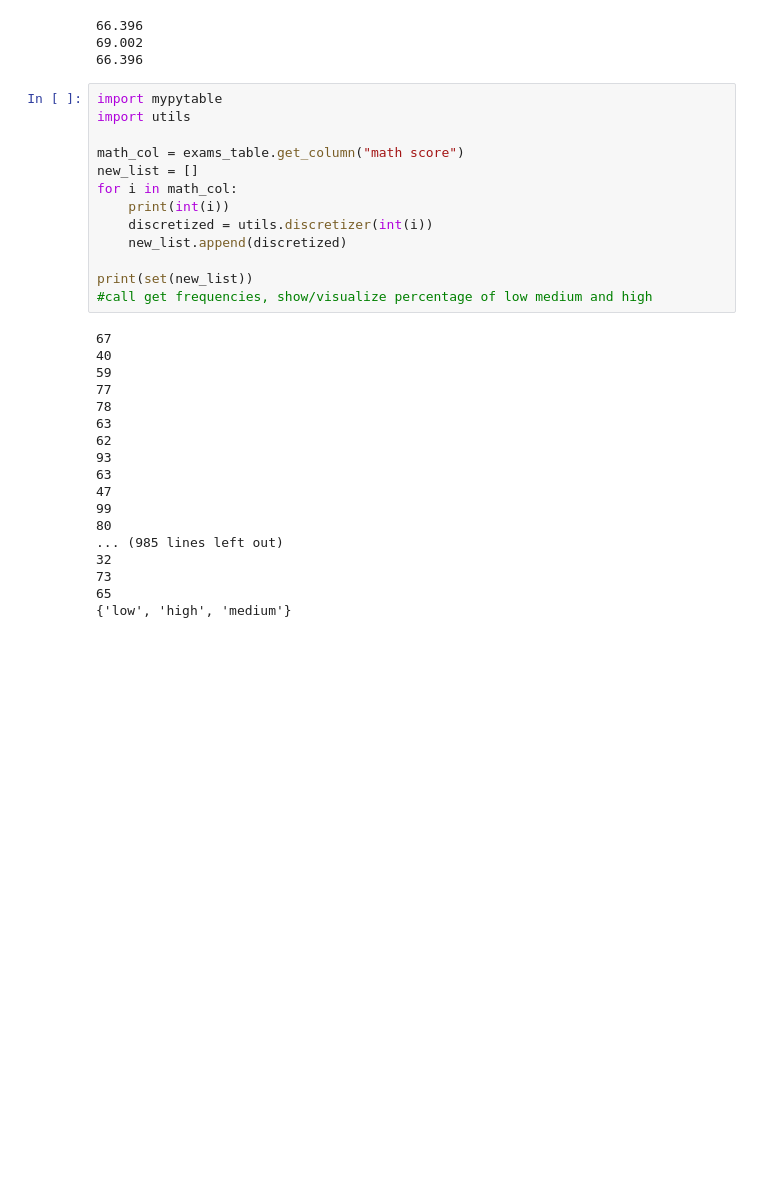
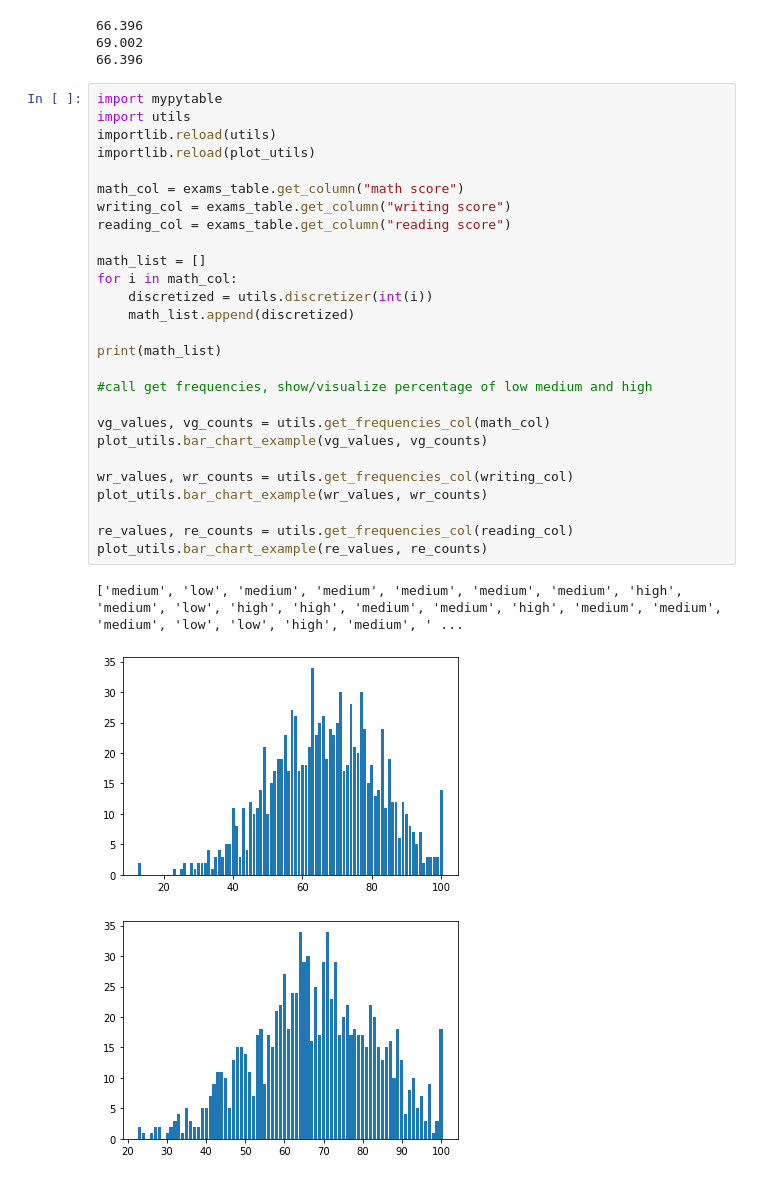
Before and after one commit to nathanBashant/CPSC-322-Final-Project, a Jupyter notebook: student_exams.ipynb, the cells around one changed output. Saved outputs shown, nothing was run; the diff lists cells and outputs as text; blank space fills up the shorter version.

```diff
--- a/student_exams.ipynb
+++ b/student_exams.ipynb
@@ -53,31 +55,31 @@ print(sum(writing_data) / len(writing_data))
 # %%
 import mypytable
 import utils
+importlib.reload(utils)
+importlib.reload(plot_utils)
 
 math_col = exams_table.get_column("math score")
-new_list = []
+writing_col = exams_table.get_column("writing score")
+reading_col = exams_table.get_column("reading score")
+
+math_list = []
 for i in math_col:
-    print(int(i))
     discretized = utils.discretizer(int(i))
-    new_list.append(discretized)
+    math_list.append(discretized)
 
-print(set(new_list))
+print(math_list)
+
 #call get frequencies, show/visualize percentage of low medium and high
+
+vg_values, vg_counts = utils.get_frequencies_col(math_col)
+plot_utils.bar_chart_example(vg_values, vg_counts)
+
+wr_values, wr_counts = utils.get_frequencies_col(writing_col)
+plot_utils.bar_chart_example(wr_values, wr_counts)
+
+re_values, re_counts = utils.get_frequencies_col(reading_col)
+plot_utils.bar_chart_example(re_values, re_counts)
 # %% [output]
-67
-40
-59
-77
-78
-63
-62
-93
-63
-47
-99
-80
-... (985 lines left out)
-32
-73
-65
-{'low', 'high', 'medium'}
+['medium', 'low', 'medium', 'medium', 'medium', 'medium', 'medium', 'high', 'medium', 'low', 'high', 'high', 'medium', 'medium', 'high', 'medium', 'medium', 'medium', 'low', 'low', 'high', 'medium', ' ...
+[figure, added]
+[figure, added]
```
Also changed, not shown: parts of 2 cells of this notebook, 3 other files.
